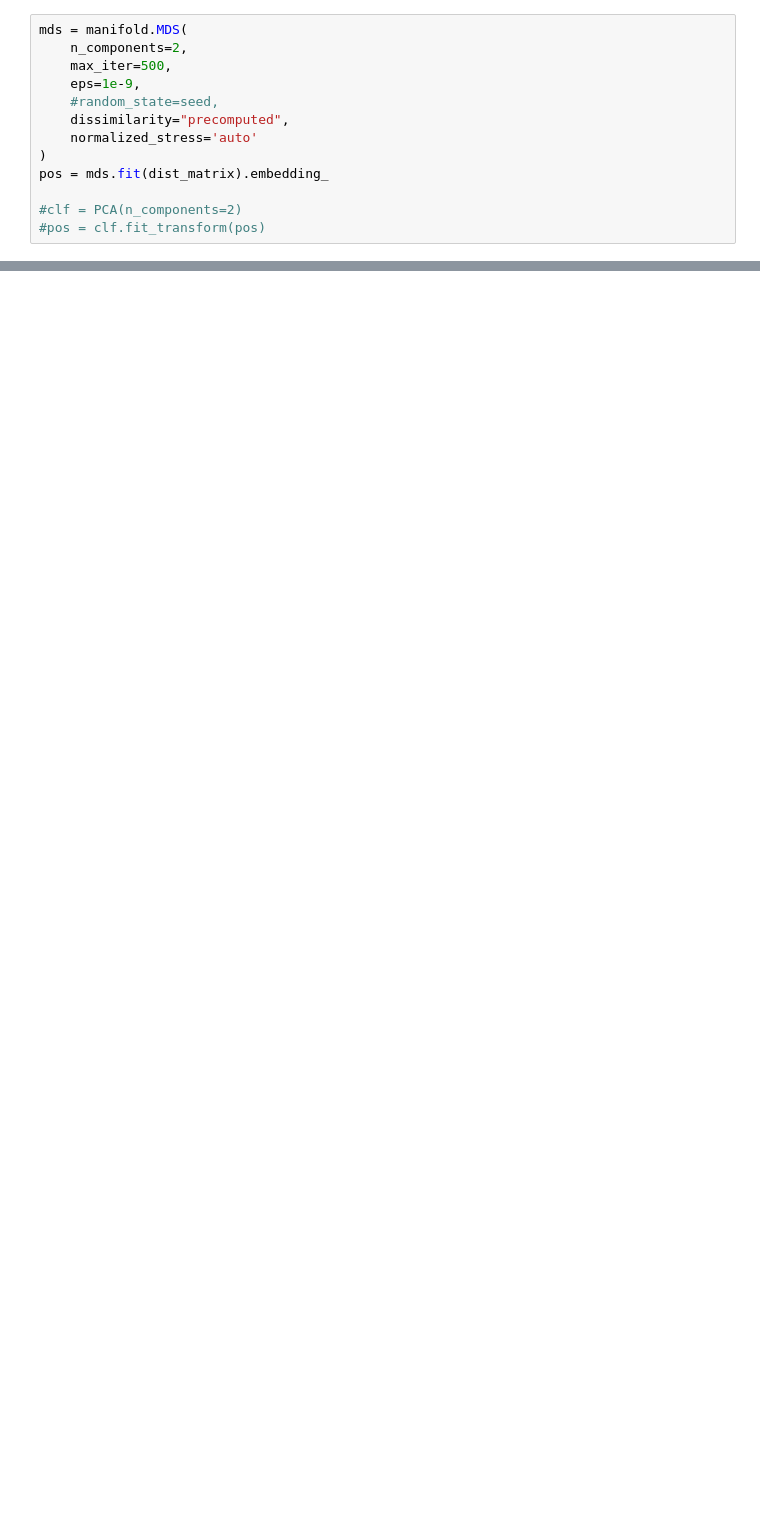
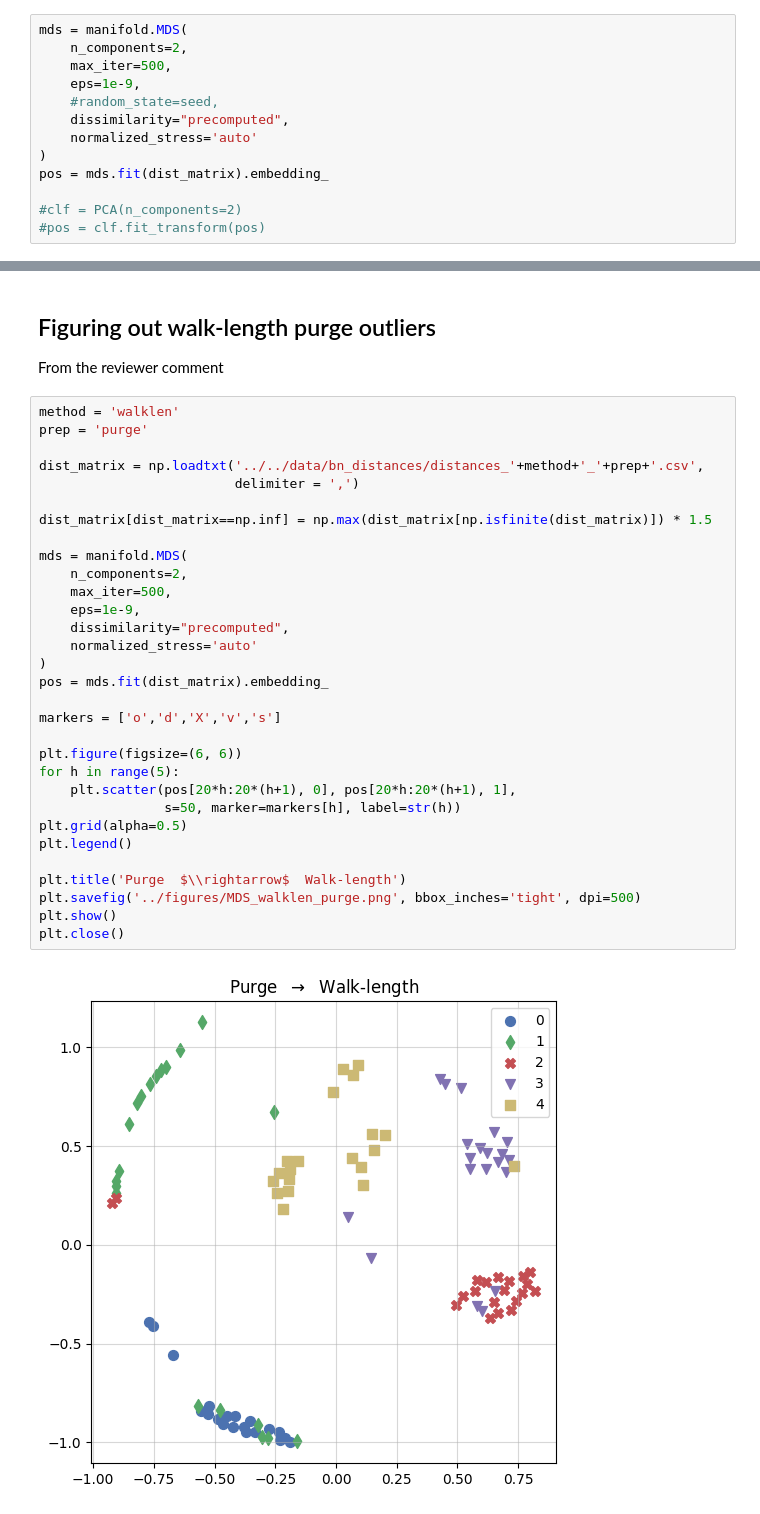
Before and after one commit to MunchLab/directed-persistence, a Jupyter notebook: notebooks/hippocampal-networks/MDS.ipynb, the cells around one changed output, grey strips where cells are left out. Saved outputs shown, nothing was run; the diff lists cells and outputs as text; blank space fills up the shorter version.

Commit message:
Adding more stuff to check outliers

```diff
--- a/notebooks/hippocampal-networks/MDS.ipynb
+++ b/notebooks/hippocampal-networks/MDS.ipynb
@@ -107,0 +104,37 @@ Text(0.5, 1.0, 'No preprocessing  $\\rightarrow$  Dowker')
+# %% [markdown]
+## Figuring out walk-length purge outliers
+
+From the reviewer comment
+# %%
+method = 'walklen'
+prep = 'purge'
+
+dist_matrix = np.loadtxt('../../data/bn_distances/distances_'+method+'_'+prep+'.csv',
+                         delimiter = ',')
+
+dist_matrix[dist_matrix==np.inf] = np.max(dist_matrix[np.isfinite(dist_matrix)]) * 1.5
+
+mds = manifold.MDS(
+    n_components=2,
+    max_iter=500,
+    eps=1e-9,
+    dissimilarity="precomputed",
+    normalized_stress='auto'
+)
+pos = mds.fit(dist_matrix).embedding_
+
+markers = ['o','d','X','v','s']
+
+plt.figure(figsize=(6, 6))
+for h in range(5):
+    plt.scatter(pos[20*h:20*(h+1), 0], pos[20*h:20*(h+1), 1],
+                s=50, marker=markers[h], label=str(h))
+plt.grid(alpha=0.5)
+plt.legend()
+
+plt.title('Purge  $\\rightarrow$  Walk-length')
+plt.savefig('../figures/MDS_walklen_purge.png', bbox_inches='tight', dpi=500)
+plt.show()
+plt.close()
+# %% [output]
+[figure, added]
```
Also changed, not shown: parts of 10 cells of this notebook, 10 other files.
